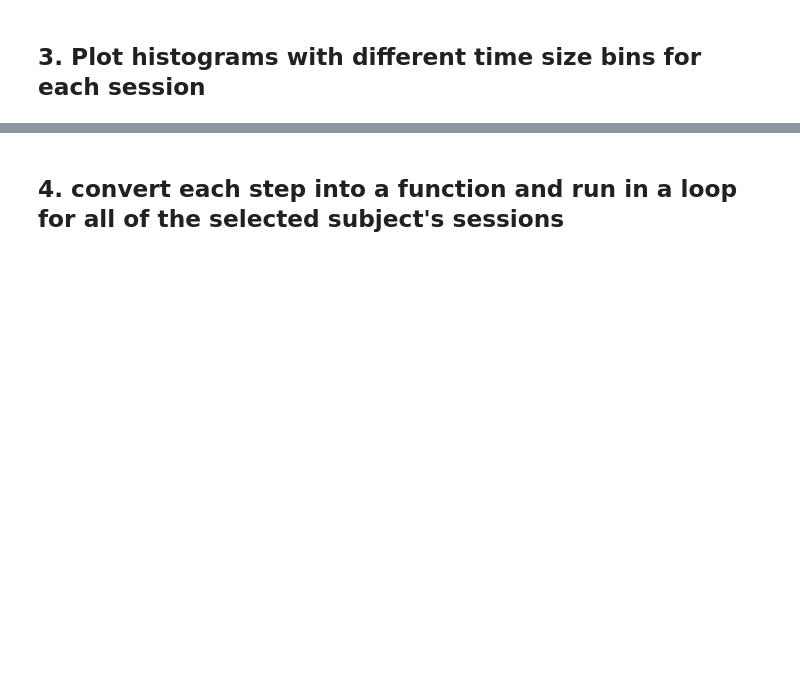
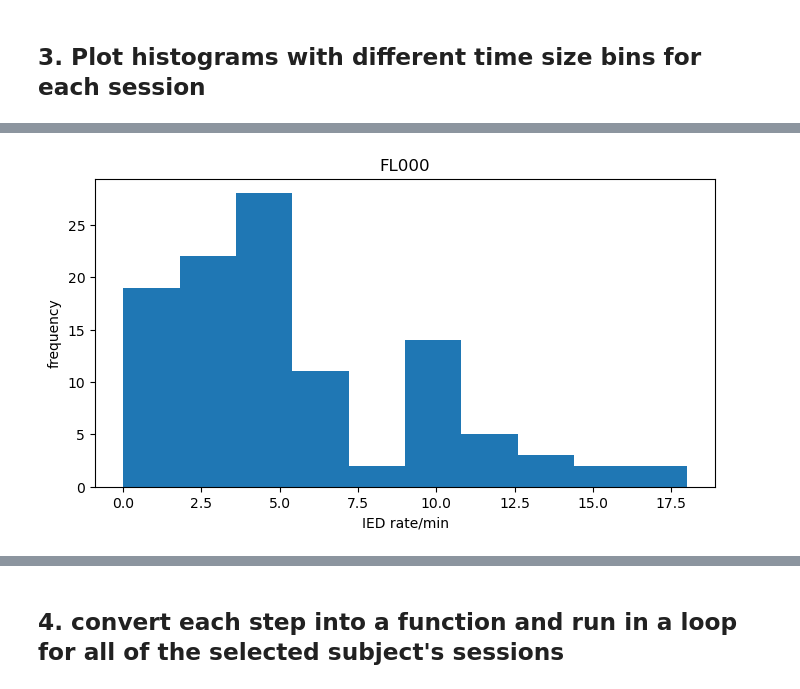
Before and after one commit to Simurgh818/IED_distributions, a Jupyter notebook: IED_distributions.ipynb, the cells around one changed output, grey strips where cells are left out. Drawn from its saved outputs; the diff is of its cells as text; code cells hidden in the pictures; blank space fills up the shorter version.

```diff
--- a/IED_distributions.ipynb
+++ b/IED_distributions.ipynb
@@ -341 +348,9 @@ count
+# %%
+plt.figure(figsize=(8,4))
+plt.hist(IED_rate[:,1],bins=10);
+plt.ylabel('frequency');
+plt.xlabel('IED rate/min');
+plt.title(str(sessions_flickerneuro.loc[0,'Subject_ID']));
+# %% [output]
+[figure, added]
 # %%
```
Also changed, not shown: parts of 10 cells of this notebook, 1 other file.
